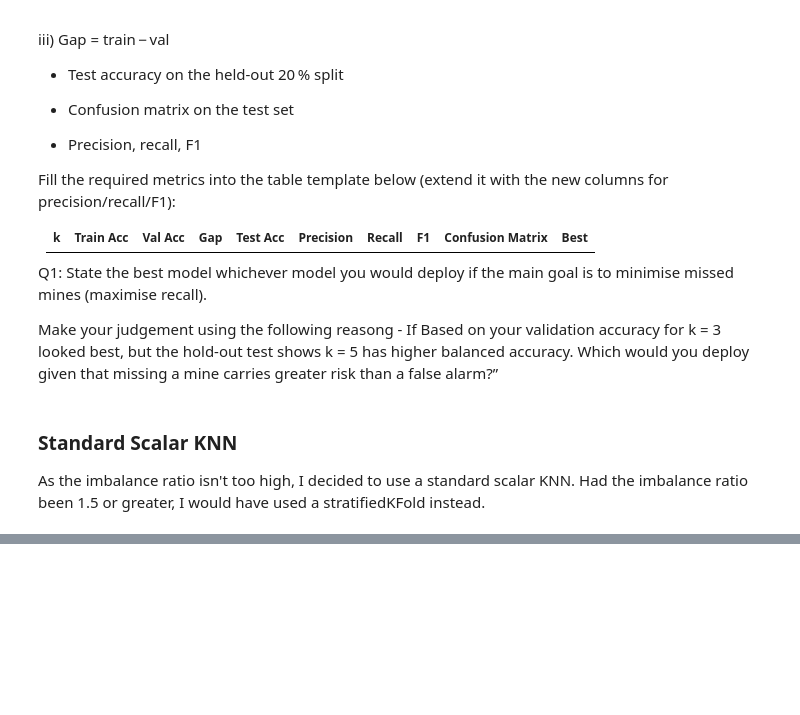
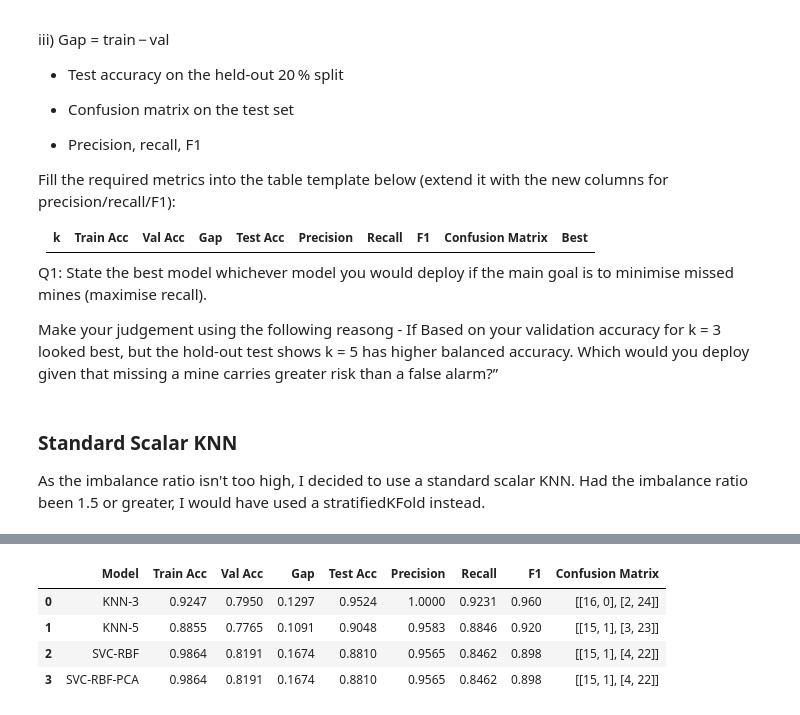
Before and after one commit to clngo/data301, a Jupyter notebook: lab/Project_2-KNN.ipynb, the cells around one changed output, grey strips where cells are left out. Cells and saved outputs as stored; diff of their text form; code cells hidden in the pictures; blank space fills up the shorter version.

```diff
--- a/lab/Project_2-KNN.ipynb
+++ b/lab/Project_2-KNN.ipynb
@@ -289,0 +258,12 @@ for result in results:
+# %%
+from sklearn.neighbors import KNeighborsClassifier
+
+kf = KFold(n_splits=5, shuffle=True, random_state=42)
+
+# KNN k=3
+knn3 = KNeighborsClassifier(n_neighbors=3)
+knn3_result = evaluate_model(knn3, X_train, X_test, y_train, y_test, kf)
+
+# KNN k=5
+knn5 = KNeighborsClassifier(n_neighbors=5)
+knn5_result = evaluate_model(knn5, X_train, X_test, y_train, y_test, kf)
@@ -289,0 +427,12 @@ for result in results:
+# %%
+svm_result = evaluate_model(svm_model, X_train, X_test, y_train, y_test, kf)
+svm_pca_result = evaluate_model(svm_pca_model, X_train, X_test, y_train, y_test, kf)
+results_df = add_result_row(results_df, "SVC-RBF", svm_result)
+results_df = add_result_row(results_df, "SVC-RBF-PCA", svm_pca_result)
+results_df
+# %% [output]
+|  | Model | Train Acc | Val Acc | Gap | Test Acc | Precision | Recall | F1 | Confusion Matrix |
+| 0 | KNN-3 | 0.9247 | 0.7950 | 0.1297 | 0.9524 | 1.0000 | 0.9231 | 0.960 | [[16, 0], [2, 24]] |
+| 1 | KNN-5 | 0.8855 | 0.7765 | 0.1091 | 0.9048 | 0.9583 | 0.8846 | 0.920 | [[15, 1], [3, 23]] |
+| 2 | SVC-RBF | 0.9864 | 0.8191 | 0.1674 | 0.8810 | 0.9565 | 0.8462 | 0.898 | [[15, 1], [4, 22]] |
+| 3 | SVC-RBF-PCA | 0.9864 | 0.8191 | 0.1674 | 0.8810 | 0.9565 | 0.8462 | 0.898 | [[15, 1], [4, 22]] |
```
Also changed, not shown: parts of 13 cells of this notebook, 1 other file.
